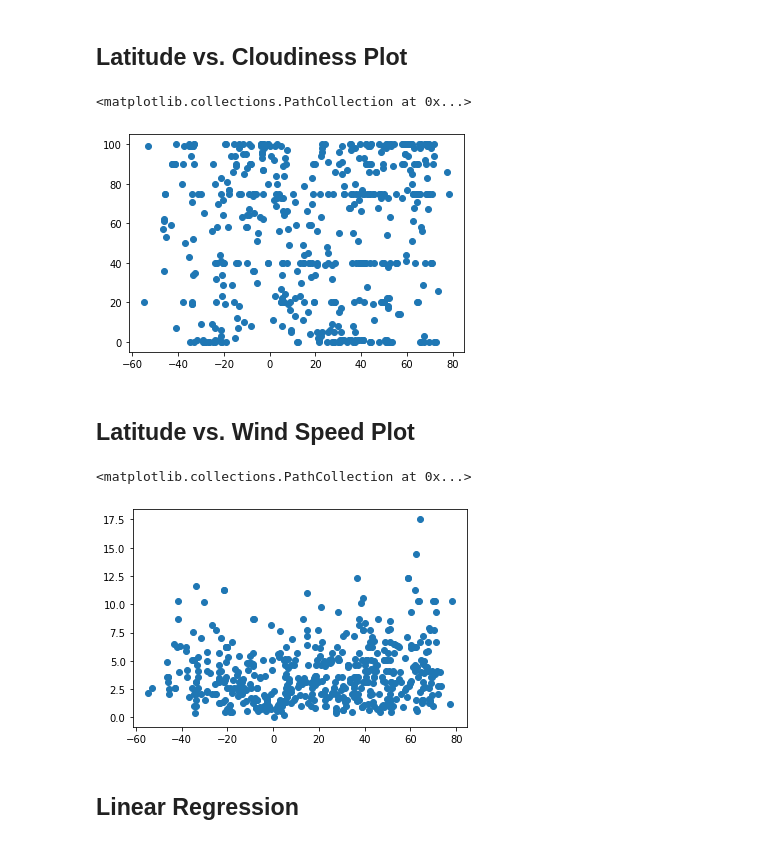
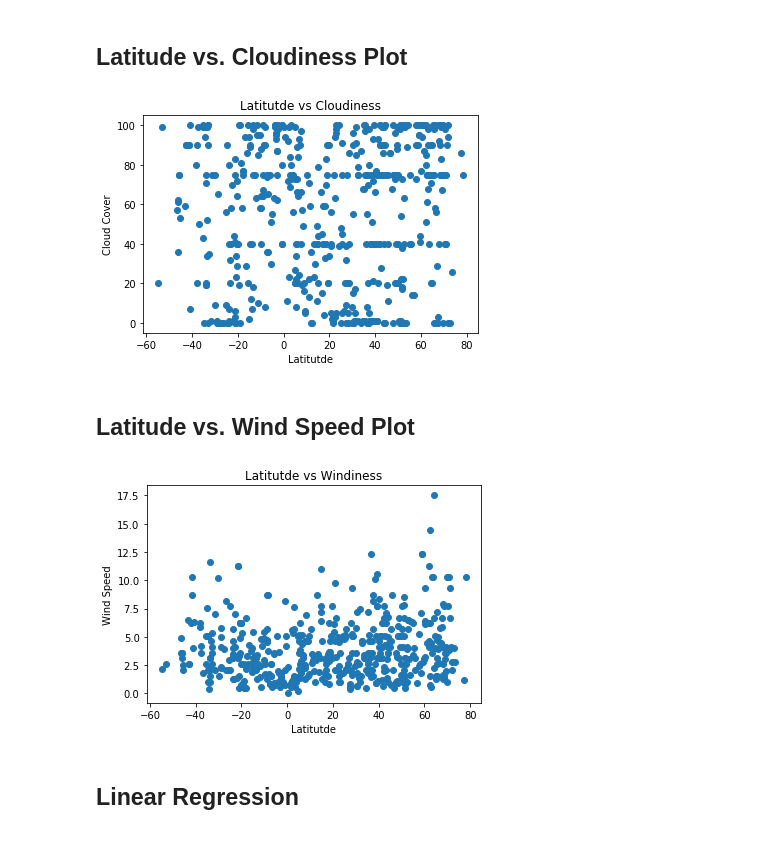
Before and after one commit to jleibfried/python-api-challenge, a Jupyter notebook: WeatherPy/WeatherPy.ipynb, the cells around one changed output. Cells and saved outputs as stored; diff of their text form; code cells hidden in the pictures.

```diff
--- a/WeatherPy/WeatherPy.ipynb
+++ b/WeatherPy/WeatherPy.ipynb
@@ -222,16 +231,24 @@ plt.scatter(notTooHumid.Latitude, notTooHumid.Humidity)
 ## Latitude vs. Cloudiness Plot
 # %%
 plt.scatter(notTooHumid.Latitude, notTooHumid.Cloudiness)
+
+plt.title("Latitutde vs Cloudiness")
+plt.ylabel("Cloud Cover")
+plt.xlabel("Latitutde")
+plt.show()
 # %% [output]
-<matplotlib.collections.PathCollection at 0x...>
-[figure, old version]
+[figure, new version]
 # %% [markdown]
 ## Latitude vs. Wind Speed Plot
 # %%
 plt.scatter(notTooHumid.Latitude, notTooHumid["Wind Speed"])
+
+plt.title("Latitutde vs Windiness")
+plt.ylabel("Wind Speed")
+plt.xlabel("Latitutde")
+plt.show()
 # %% [output]
-<matplotlib.collections.PathCollection at 0x...>
-[figure, old version]
+[figure, new version]
 # %% [markdown]
 ## Linear Regression
 # %%
```
Also changed, not shown: parts of 11 cells of this notebook, 1 other file.
